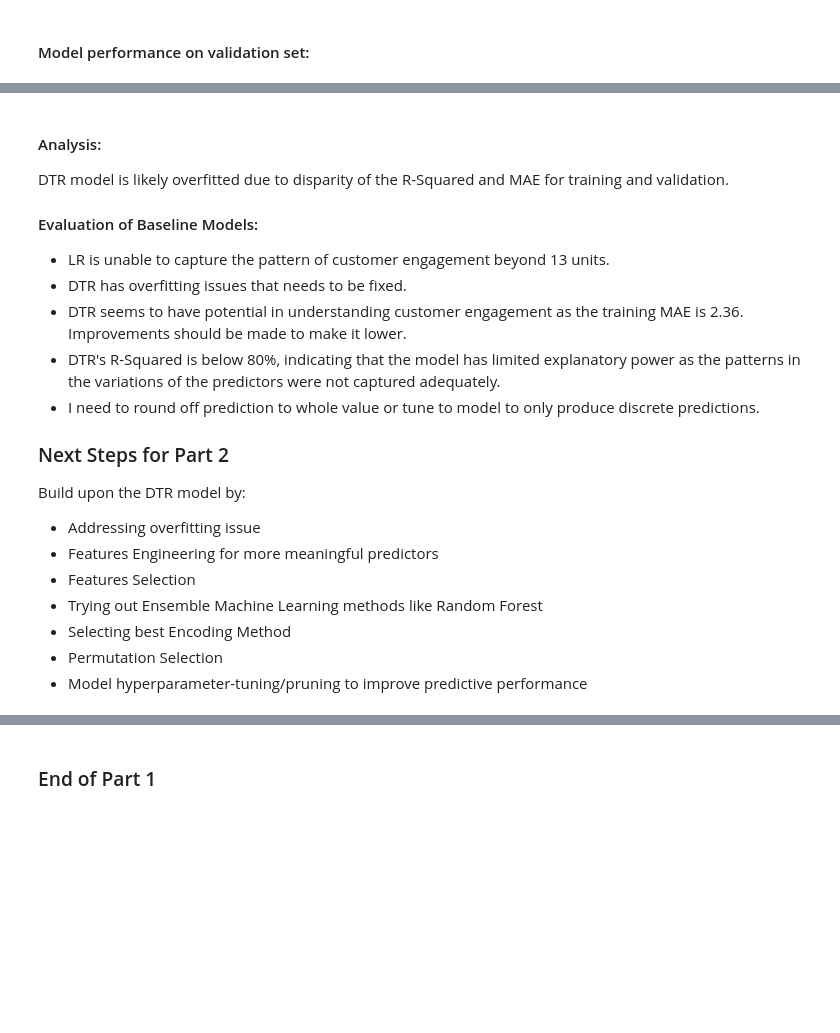
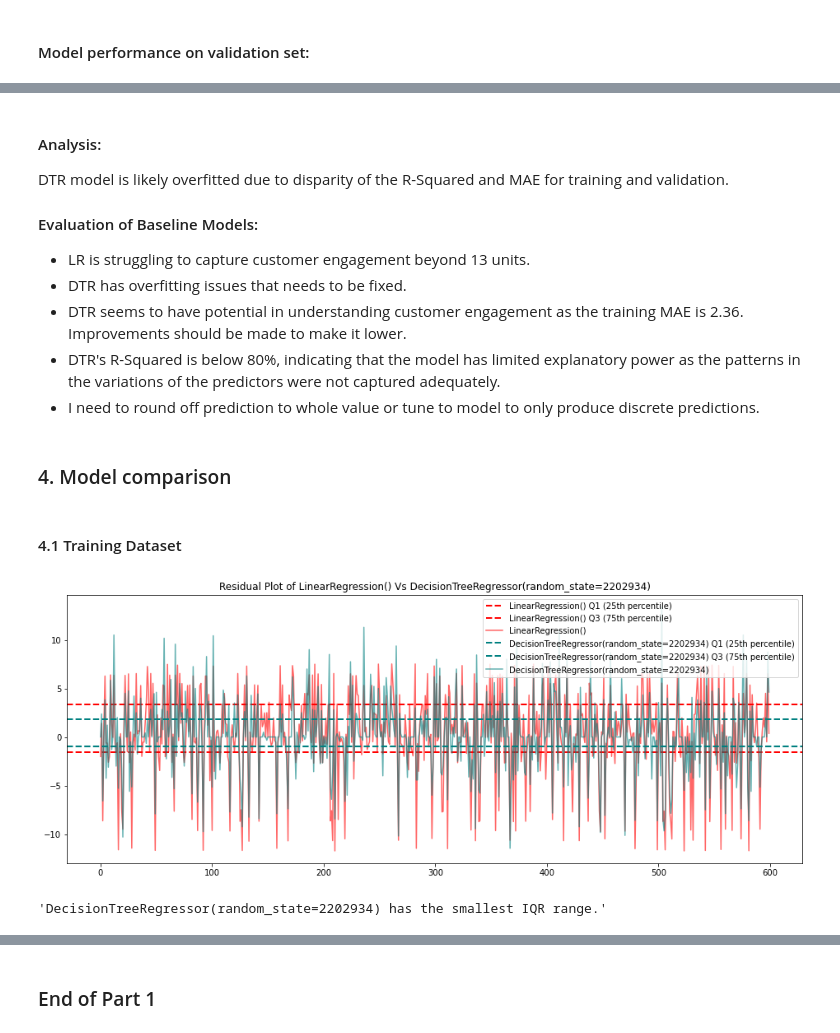
Before and after one commit to Javen05/Machine-Learning, a Jupyter notebook: Javen_2202934B_part1.ipynb, the cells around one changed output, grey strips where cells are left out. Saved outputs shown, nothing was run; the diff lists cells and outputs as text; code cells hidden in the pictures; blank space fills up the shorter version.

Commit message:
final submission for part 1

```diff
--- a/Javen_2202934B_part1.ipynb
+++ b/Javen_2202934B_part1.ipynb
@@ -709,3 +727,46 @@ def evaluate_accuracy(model, X, y, sample_size=0):
+# %%
+def model_comparer(model1, model2, X, y, sample_size=500):
+    models = [model1, model2]
+    labels = [str(model1), str(model2)]
+    colors = ['red', 'teal']
+
+    fig, ax = plt.subplots(figsize=(16, 6))   # Create a figure and axis for the residual plot
+
+    stats = {}                                # Dictionary to store statistics for each model
+
+    for i, (model, label, color) in enumerate(zip(models, labels, colors)):
+        y_pred = model.predict(X)             # Make predictions using the current model
+
+        # Limit the dataset to a specified sample size and reset the index to make a smooth residual plot that starts from 0
+        y_sample = y.iloc[:sample_size].reset_index(drop=True)
+        y_pred_sample = y_pred[:sample_size]
+
+        residuals = y_sample - y_pred_sample  # Calculate residuals for the current model
+        stats[label] = {
+            'Q1 (25th percentile)': np.percentile(residuals, 25),
+            'Q3 (75th percentile)': np.percentile(residuals, 75)
+        }
+
+        # Plot mean and percentiles of the current model
+        for stat_name, value in stats[label].items():
+            ax.axhline(value, color=color, linestyle='dashed', linewidth=2, label=f'{label} {stat_name}')
+
+        ax.plot(residuals, color, label=label, alpha=0.6)
+
+    plt.title(f'Residual Plot of {model1} Vs {model2}')
+    ax.legend()
+    plt.show()
+
+    # Compare IQRs to determine the model with smallest IQR range
+    iqr_1 = stats[str(model1)]['Q3 (75th percentile)'] - stats[str(model1)]['Q1 (25th percentile)']
+    iqr_2 = stats[str(model2)]['Q3 (75th percentile)'] - stats[str(model2)]['Q1 (25th percentile)']
+
+    if iqr_1 < iqr_2:
+        return f"{model1} has the smallest IQR range."
+    elif iqr_2 < iqr_1:
+        return f"{model2} has the smallest IQR range."
+    else:
+        return f"Both {model1} and {model2} have the same IQR range."
 # %% [markdown]
 ### 3.1 Data Pre-processing
 ### 3.1.0 Encoders
@@ -894,18 +972,17 @@ MAE for sample: 3.30
 DTR model is likely overfitted due to disparity of the R-Squared and MAE for training and validation.
 
 #### Evaluation of Baseline Models:
-- LR is unable to capture the pattern of customer engagement beyond 13 units.
+- LR is struggling to capture customer engagement beyond 13 units.
 - DTR has overfitting issues that needs to be fixed.
 - DTR seems to have potential in understanding customer engagement as the training MAE is 2.36. Improvements should be made to make it lower.
 - DTR's R-Squared is below 80%, indicating that the model has limited explanatory power as the patterns in the variations of the predictors were not captured adequately.
 - I need to round off prediction to whole value or tune to model to only produce discrete predictions.
-
-### Next Steps for Part 2
-Build upon the DTR model by:
-- Addressing overfitting issue
-- Features Engineering for more meaningful predictors
-- Features Selection
-- Trying out Ensemble Machine Learning methods like Random Forest
-- Selecting best Encoding Method
-- Permutation Selection
-- Model hyperparameter-tuning/pruning to improve predictive performance
+# %% [markdown]
+### 4. Model comparison
+# %% [markdown]
+#### 4.1 Training Dataset
+# %%
+model_comparer(LR_model, DTR_model, X_train, y_train, sample_size=600)
+# %% [output]
+[figure, added]
+'DecisionTreeRegressor(random_state=2202934) has the smallest IQR range.'
```
Also changed, not shown: parts of 14 cells of this notebook, 1 other file.
